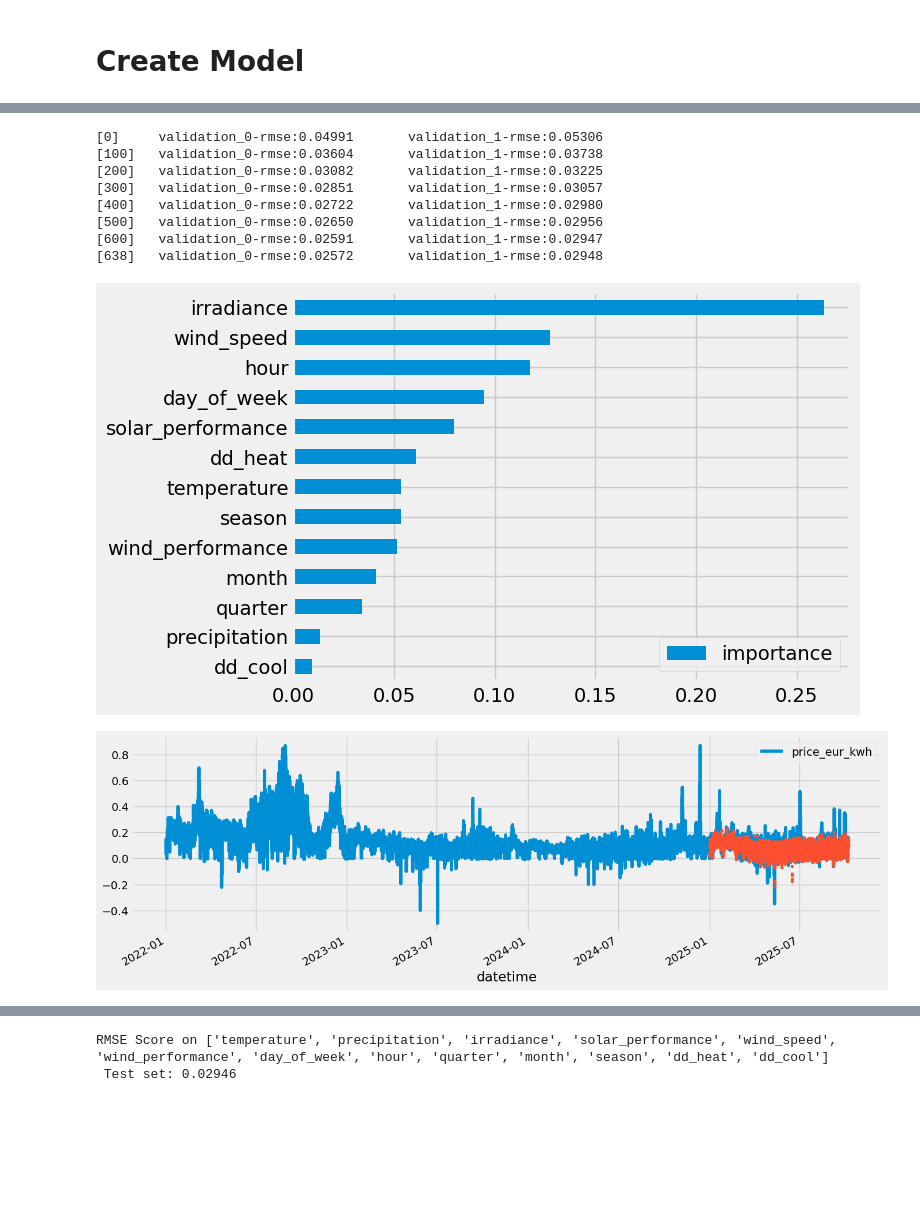
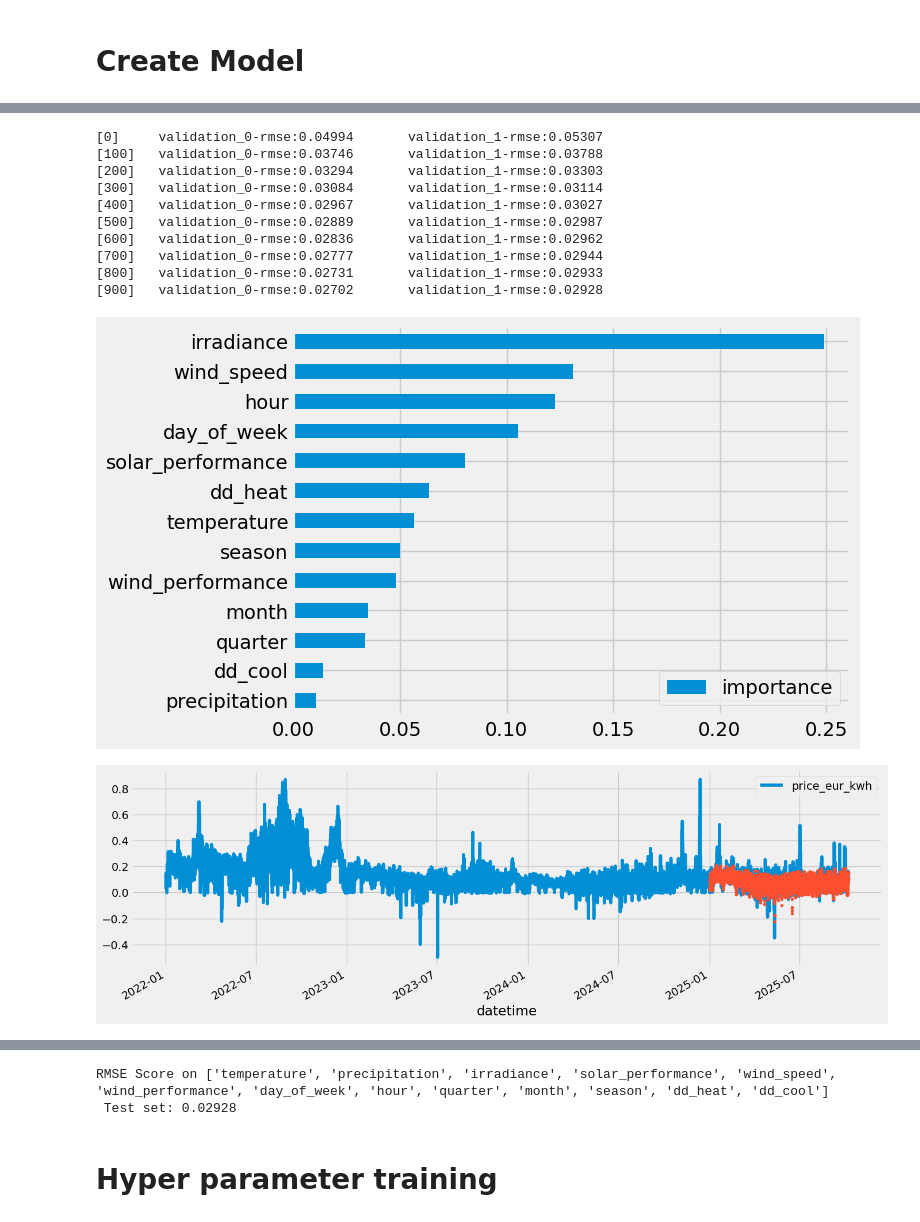
Before and after one commit to jsimonetti/daysahead, a Jupyter notebook: daysahead.ipynb, the cells around one changed output, grey strips where cells are left out. Drawn from its saved outputs; the diff is of its cells as text; code cells hidden in the pictures; blank space fills up the shorter version.

Commit message:
add latest model
Signed-off-by: Jeroen Simonetti <jeroen@simonetti.nl>

```diff
--- a/daysahead.ipynb
+++ b/daysahead.ipynb
@@ -93,7 +93,7 @@ def solar_performance_metric(rad, ambient, gamma=-0.0035, NOCT=45.0):
     conv = 10000.0 / 3600.0  # J/cm²/h -> W/m²
     R = rad * conv      # W/m²
 
-    T = ambient + (NOCT - 20.0) / 800.0 * G
+    T = ambient + (NOCT - 20.0) / 800.0 * R
     a = 1.0 - 0.2 * np.exp(-R / 200.0)
     irradiance_factor = (R / 1000.0) ** a
 
@@ -264,5 +273,5 @@ test = create_features(test)
 # %%
-def create_model(features):
+def create_model(features, n_estimators=901, early_stopping_rounds=50, learning_rate=0.01, max_depth=5):
     # create train and test set
     X_train = train[features]
     y_train = train[TARGET]
@@ -271,7 +280,7 @@ def create_model(features):
     y_test = test[TARGET]
 
     # train model
-    reg = xgb.XGBRegressor(n_estimators=1000, early_stopping_rounds=50, learning_rate=0.01)
+    reg = xgb.XGBRegressor(n_estimators=n_estimators, early_stopping_rounds=early_stopping_rounds, learning_rate=learning_rate, max_depth=max_depth)
     reg.fit(X_train, y_train,
         eval_set=[(X_train, y_train), (X_test, y_test)],
         verbose=100)
@@ -304,3 +313,4 @@ def create_model(features):
     # score
     score = np.sqrt(mean_squared_error(test['price_eur_kwh'], test['prediction']))
     print(f'RMSE Score on {features}\n Test set: {score:0.4}')
+    return reg
@@ -367,16 +323,20 @@ RMSE Score on ['temperature', 'precipitation', 'irradiance', 'solar_performance'
 # %%
-create_model(FEATURES_FORECAST_AND_METRICS_AND_DD)
+my_model = create_model(FEATURES_FORECAST_AND_METRICS_AND_DD)
 # %% [output]
-[0]     validation_0-rmse:0.04991       validation_1-rmse:0.05306
-[100]   validation_0-rmse:0.03604       validation_1-rmse:0.03738
-[200]   validation_0-rmse:0.03082       validation_1-rmse:0.03225
-[300]   validation_0-rmse:0.02851       validation_1-rmse:0.03057
-[400]   validation_0-rmse:0.02722       validation_1-rmse:0.02980
-[500]   validation_0-rmse:0.02650       validation_1-rmse:0.02956
-[600]   validation_0-rmse:0.02591       validation_1-rmse:0.02947
-[638]   validation_0-rmse:0.02572       validation_1-rmse:0.02948
+[0]     validation_0-rmse:0.04994       validation_1-rmse:0.05307
+[100]   validation_0-rmse:0.03746       validation_1-rmse:0.03788
+[200]   validation_0-rmse:0.03294       validation_1-rmse:0.03303
+[300]   validation_0-rmse:0.03084       validation_1-rmse:0.03114
+[400]   validation_0-rmse:0.02967       validation_1-rmse:0.03027
+[500]   validation_0-rmse:0.02889       validation_1-rmse:0.02987
+[600]   validation_0-rmse:0.02836       validation_1-rmse:0.02962
+[700]   validation_0-rmse:0.02777       validation_1-rmse:0.02944
+[800]   validation_0-rmse:0.02731       validation_1-rmse:0.02933
+[900]   validation_0-rmse:0.02702       validation_1-rmse:0.02928
-[figure, old version]
+[figure, new version]
 [figure]
 [figure]
 RMSE Score on ['temperature', 'precipitation', 'irradiance', 'solar_performance', 'wind_speed', 'wind_performance', 'day_of_week', 'hour', 'quarter', 'month', 'season', 'dd_heat', 'dd_cool']
- Test set: 0.02946
+ Test set: 0.02928
+# %% [markdown]
+# Hyper parameter training
```
Also changed, not shown: parts of 9 cells of this notebook, 1 other file.
